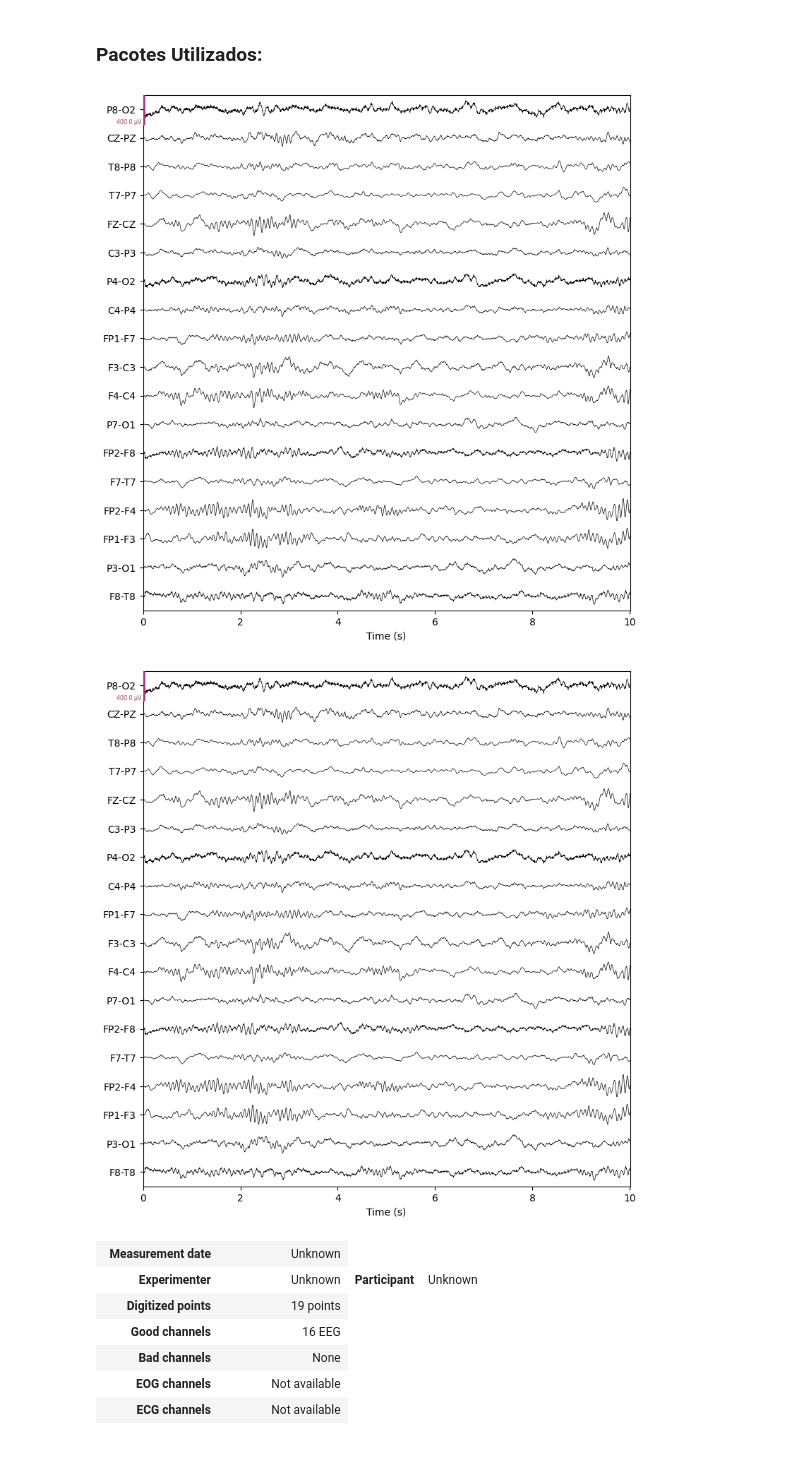
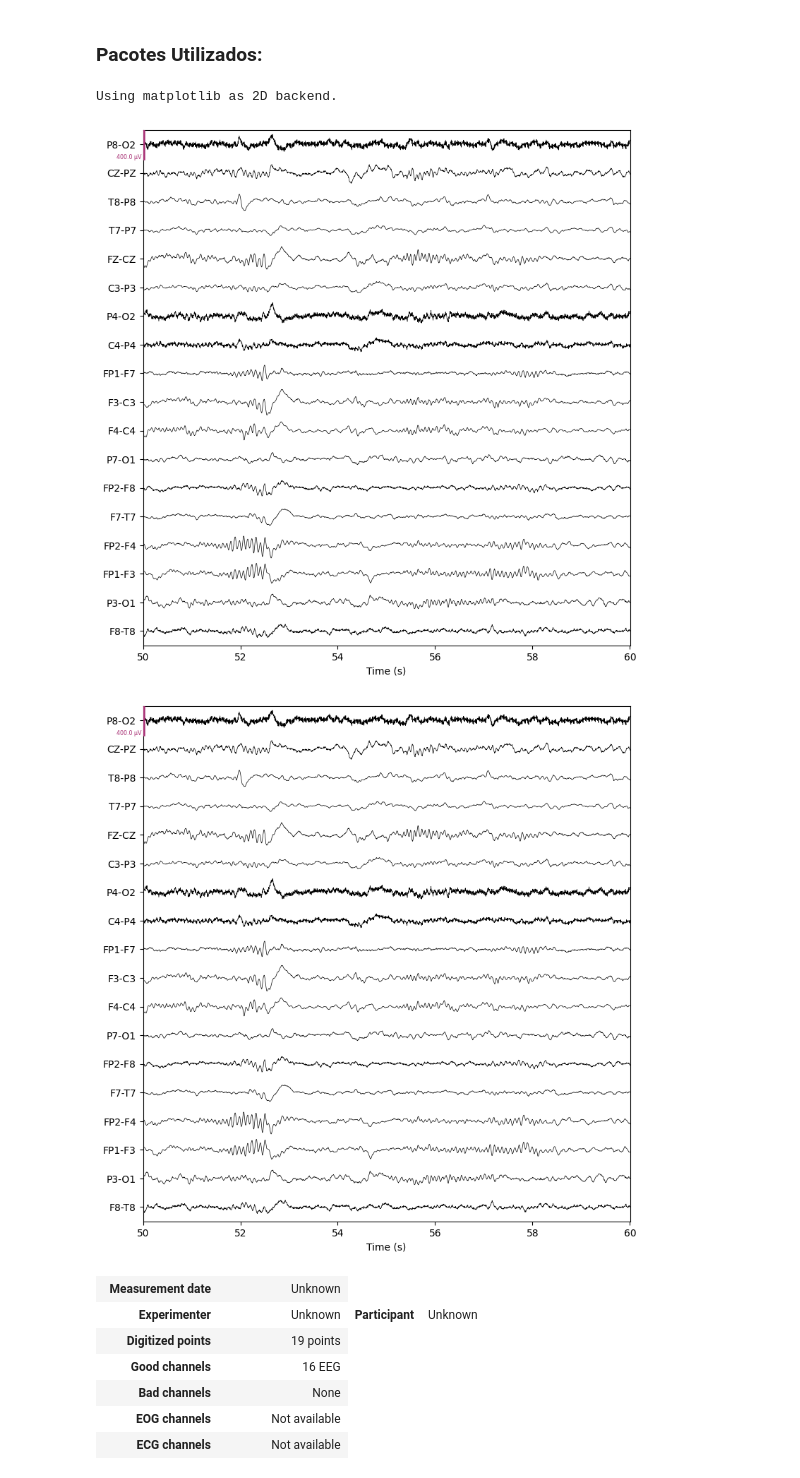
Before and after one commit to luizantoniona/eeg-epileptic-seizure-detection, a Jupyter notebook: notebook/datasetpreview.ipynb, the cells around one changed output. Drawn from its saved outputs; the diff is of its cells as text; code cells hidden in the pictures.

```diff
--- a/notebook/datasetpreview.ipynb
+++ b/notebook/datasetpreview.ipynb
@@ -38,23 +16,20 @@ selected_channels = [
 # %%
 import database.databaseutils as db
 import reader.edfreader as edfreader
-import reader.mnereader as mnereader
-import model.summarymodel as summary
 import model.summarymodelconverter as converter
 
 db.connect()
 
-st = db.summary_by_name('chb01_03.edf')
+st = db.summary_by_name('chb01_18.edf')
 summary_model = converter.model_from_tuple(st)
-seizures = [[int(x) for x in summary_model.start_seizure], [int(x) for x in summary_model.end_seizure]]
 
-data, freq = edfreader.raw_data(summary_model, selected_channels)
-mne_data = mnereader.mne_object(data, freq, events = seizures if summary_model.nr_seizures > 0 else None)
+edf_raw_object = edfreader.raw_data(summary_model)
 # %%
-mne_data.plot(start = 0, **plot_kwargs)
+edf_raw_object.plot(start = 50, **plot_kwargs)
 # %% [output]
+Using matplotlib as 2D backend.
-[figure, old version]
+[figure, new version]
-[figure, old version]
+[figure, new version]
 # %%
 import re
 import matplotlib.pyplot as plt
```
Also changed, not shown: parts of 5 cells of this notebook.
